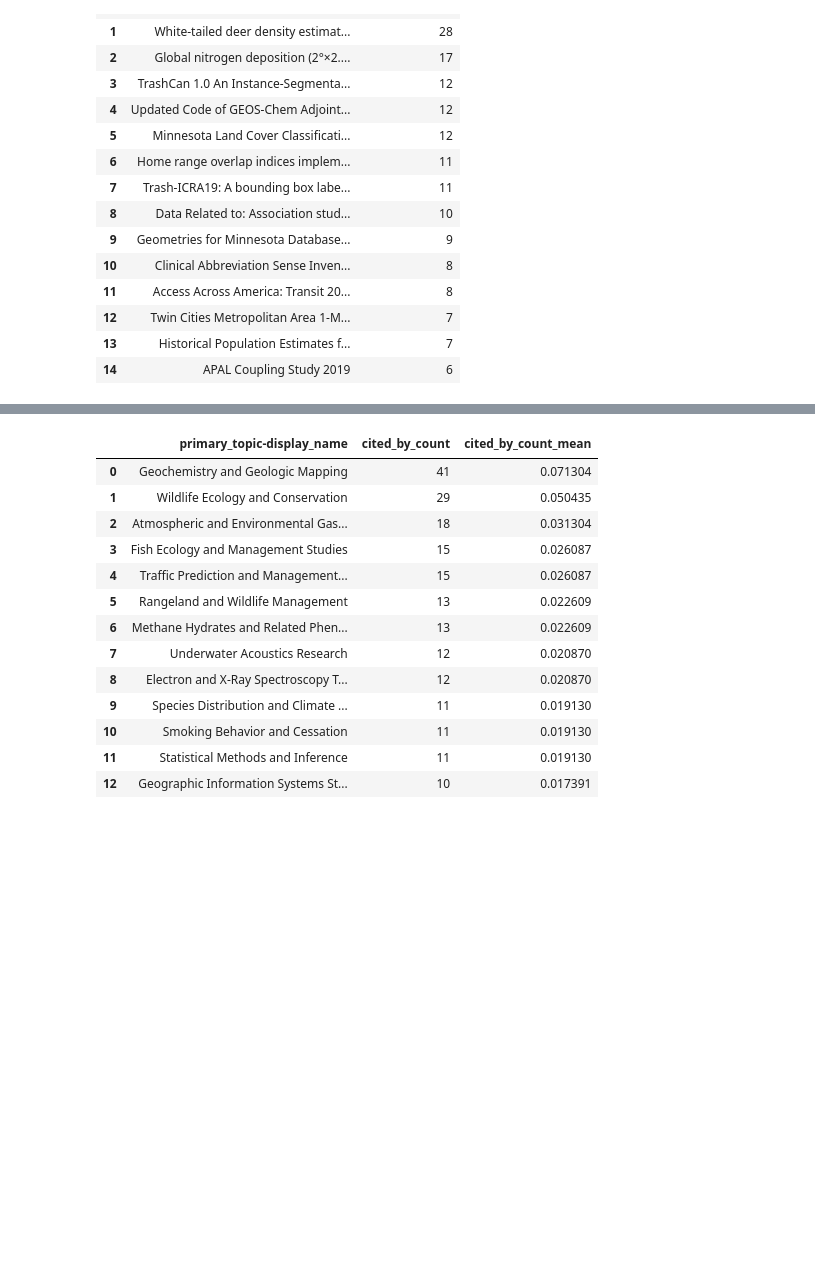
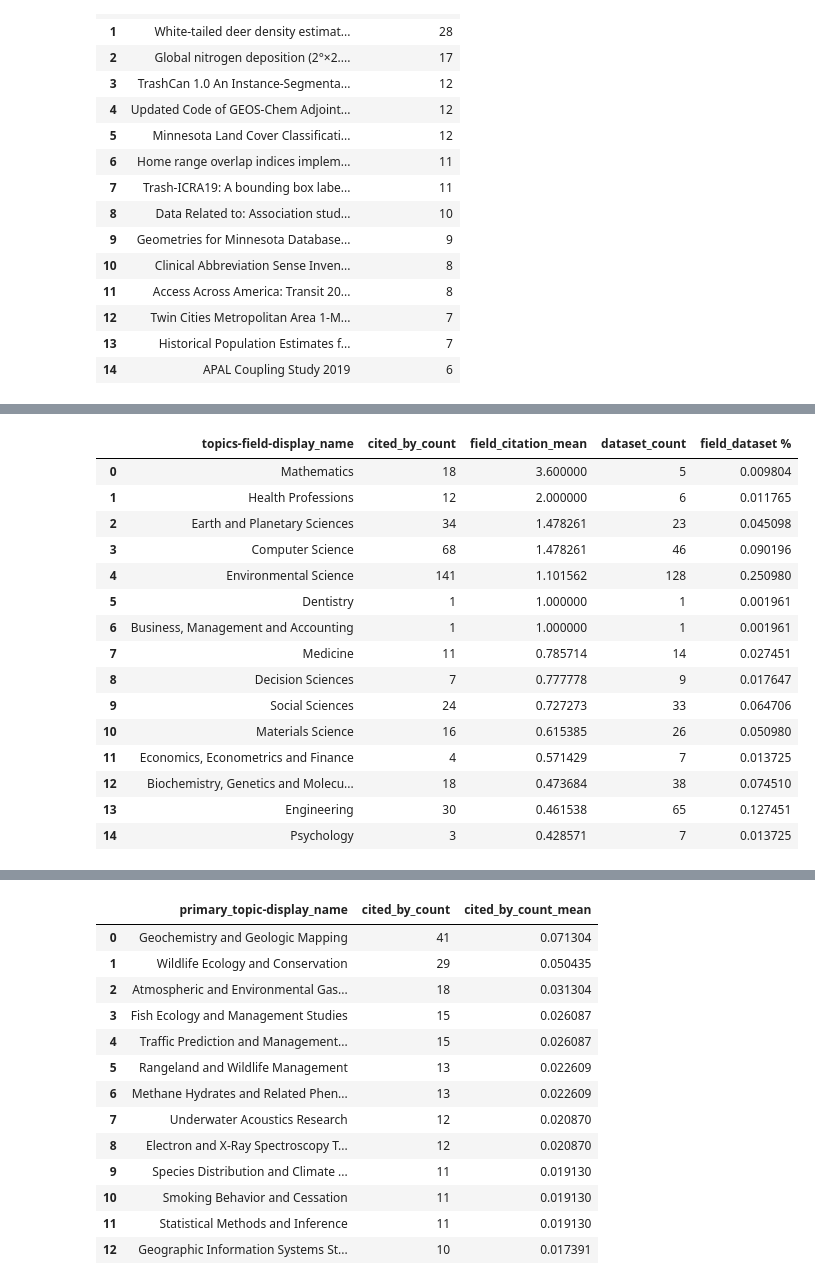
Before and after one commit to senderrr/OpenAlex, a Jupyter notebook: OpenAlexSourceVisuals.ipynb, the cells around one changed output, grey strips where cells are left out. Cells and saved outputs as stored; diff of their text form; code cells hidden in the pictures; blank space fills up the shorter version.

Commit message:
mean statics redo

```diff
--- a/OpenAlexSourceVisuals.ipynb
+++ b/OpenAlexSourceVisuals.ipynb
@@ -446,0 +398,25 @@ subfield_df.head(15)
+# %%
+field_df = df.drop_duplicates(subset=['doi']).groupby(['topics-field-display_name']).agg(cited_by_count=('cited_by_count', 'sum'), dataset_count=('topics-field-display_name', 'count')).reset_index()
+
+field_df['field_dataset %'] = field_df['dataset_count'] / field_df['dataset_count'].sum()
+field_df['field_citation_mean'] = field_df['cited_by_count'] / field_df['dataset_count']
+field_df = field_df[['topics-field-display_name', 'cited_by_count', 'field_citation_mean', 'dataset_count', 'field_dataset %']]
+
+field_df.sort_values(by='field_citation_mean', ascending=False).reset_index(drop=True).head(15)
+# %% [output]
+|  | topics-field-display_name | cited_by_count | field_citation_mean | dataset_count | field_dataset % |
+| 0 | Mathematics | 18 | 3.600000 | 5 | 0.009804 |
+| 1 | Health Professions | 12 | 2.000000 | 6 | 0.011765 |
+| 2 | Earth and Planetary Sciences | 34 | 1.478261 | 23 | 0.045098 |
+| 3 | Computer Science | 68 | 1.478261 | 46 | 0.090196 |
+| 4 | Environmental Science | 141 | 1.101562 | 128 | 0.250980 |
+| 5 | Dentistry | 1 | 1.000000 | 1 | 0.001961 |
+| 6 | Business, Management and Accounting | 1 | 1.000000 | 1 | 0.001961 |
+| 7 | Medicine | 11 | 0.785714 | 14 | 0.027451 |
+| 8 | Decision Sciences | 7 | 0.777778 | 9 | 0.017647 |
+| 9 | Social Sciences | 24 | 0.727273 | 33 | 0.064706 |
+| 10 | Materials Science | 16 | 0.615385 | 26 | 0.050980 |
+| 11 | Economics, Econometrics and Finance | 4 | 0.571429 | 7 | 0.013725 |
+| 12 | Biochemistry, Genetics and Molecu... | 18 | 0.473684 | 38 | 0.074510 |
+| 13 | Engineering | 30 | 0.461538 | 65 | 0.127451 |
+| 14 | Psychology | 3 | 0.428571 | 7 | 0.013725 |
```
Also changed, not shown: parts of 15 cells of this notebook.
